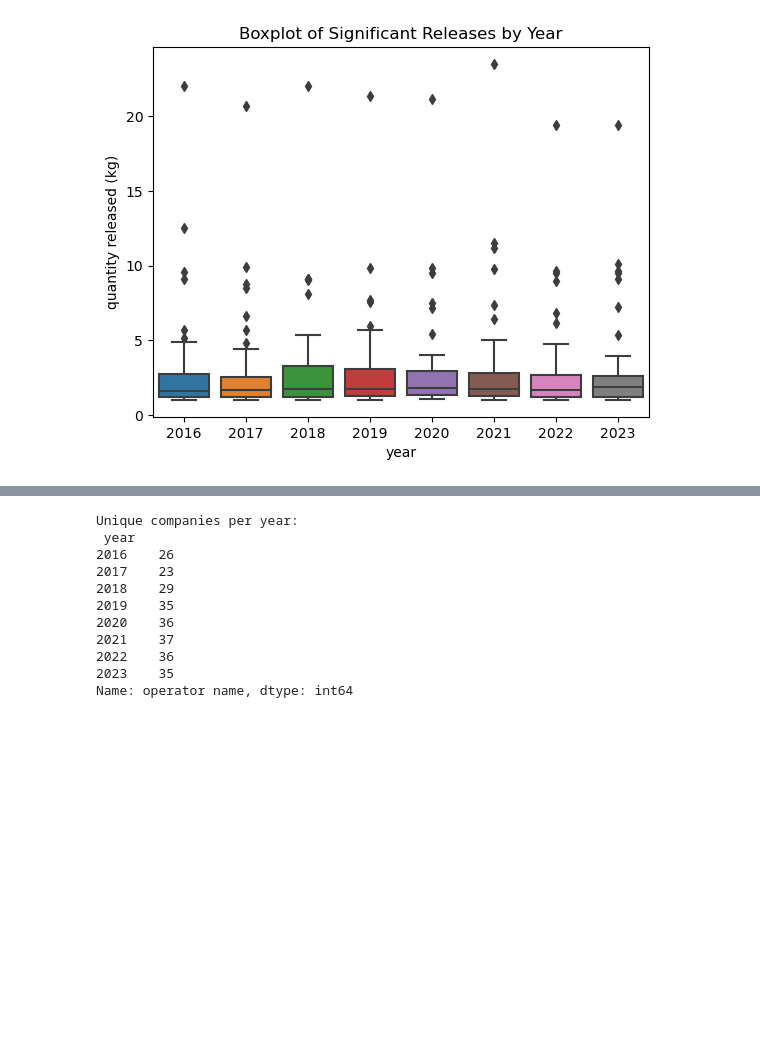
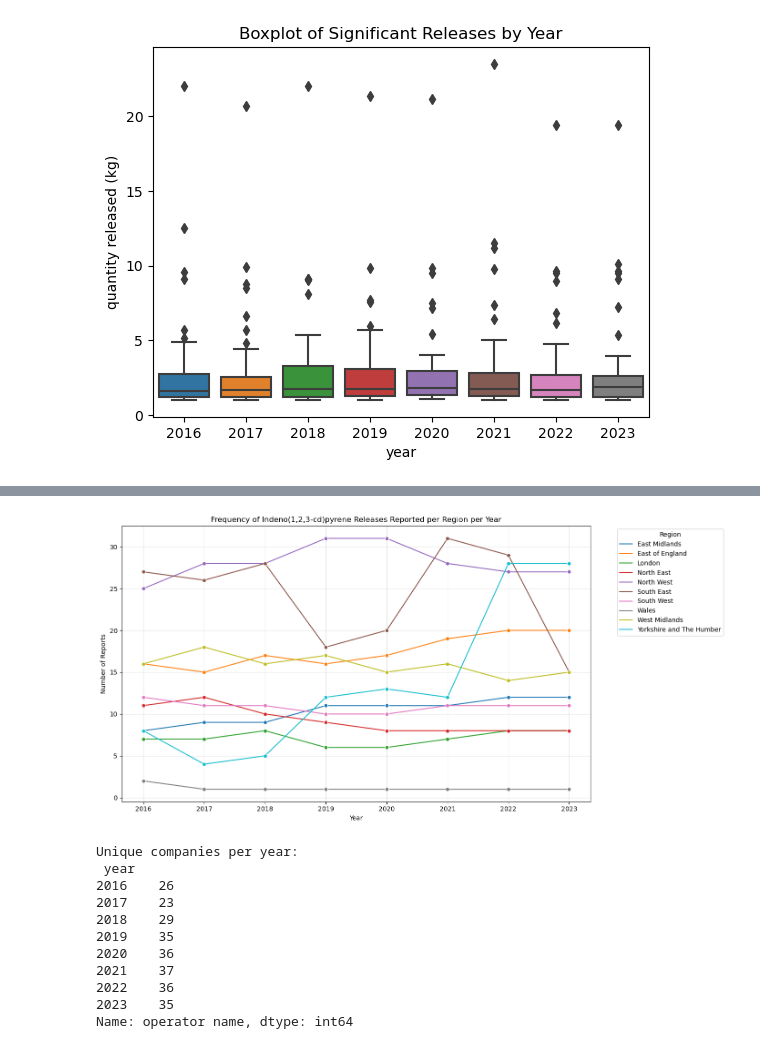
Before and after one commit to Kkkkyf7/DEFRA1, a Jupyter notebook: AndreiPankratov/Indeno(1,2,3-cd)pyrene.ipynb.ipynb, the cells around one changed output, grey strips where cells are left out. Cells and saved outputs as stored; diff of their text form; code cells hidden in the pictures; blank space fills up the shorter version.

```diff
--- a/AndreiPankratov/Indeno(1,2,3-cd)pyrene.ipynb.ipynb
+++ b/AndreiPankratov/Indeno(1,2,3-cd)pyrene.ipynb.ipynb
@@ -240,3 +282,27 @@ plt.show()
+# %%
+# Ensure 'year' and 'region' columns are present
+assert 'year' in target_df.columns and 'region' in target_df.columns, "Missing 'year' or 'region'."
+
+# Group by region and year, count number of observations
+release_counts = (
+    target_df.groupby(["region", "year"])
+    .size()
+    .reset_index(name="release_count")
+)
+
+# Plot the frequency of reports per region over years
+plt.figure(figsize=(14, 7))
+sns.lineplot(data=release_counts, x="year", y="release_count", hue="region", marker="o")
+
+plt.title("Frequency of Indeno(1,2,3-cd)pyrene Releases Reported per Region per Year")
+plt.xlabel("Year")
+plt.ylabel("Number of Reports")
+plt.legend(title="Region", bbox_to_anchor=(1.05, 1), loc="upper left")
+plt.grid(True, alpha=0.3)
+plt.tight_layout()
+plt.show()
+# %% [output]
+[figure, added]
 # %%
 # Ensure 'operator name' and 'year' columns are clean
 target_df["operator name"] = target_df["operator name"].astype(str).str.strip().str.lower()
```
Also changed, not shown: parts of 6 cells of this notebook.
